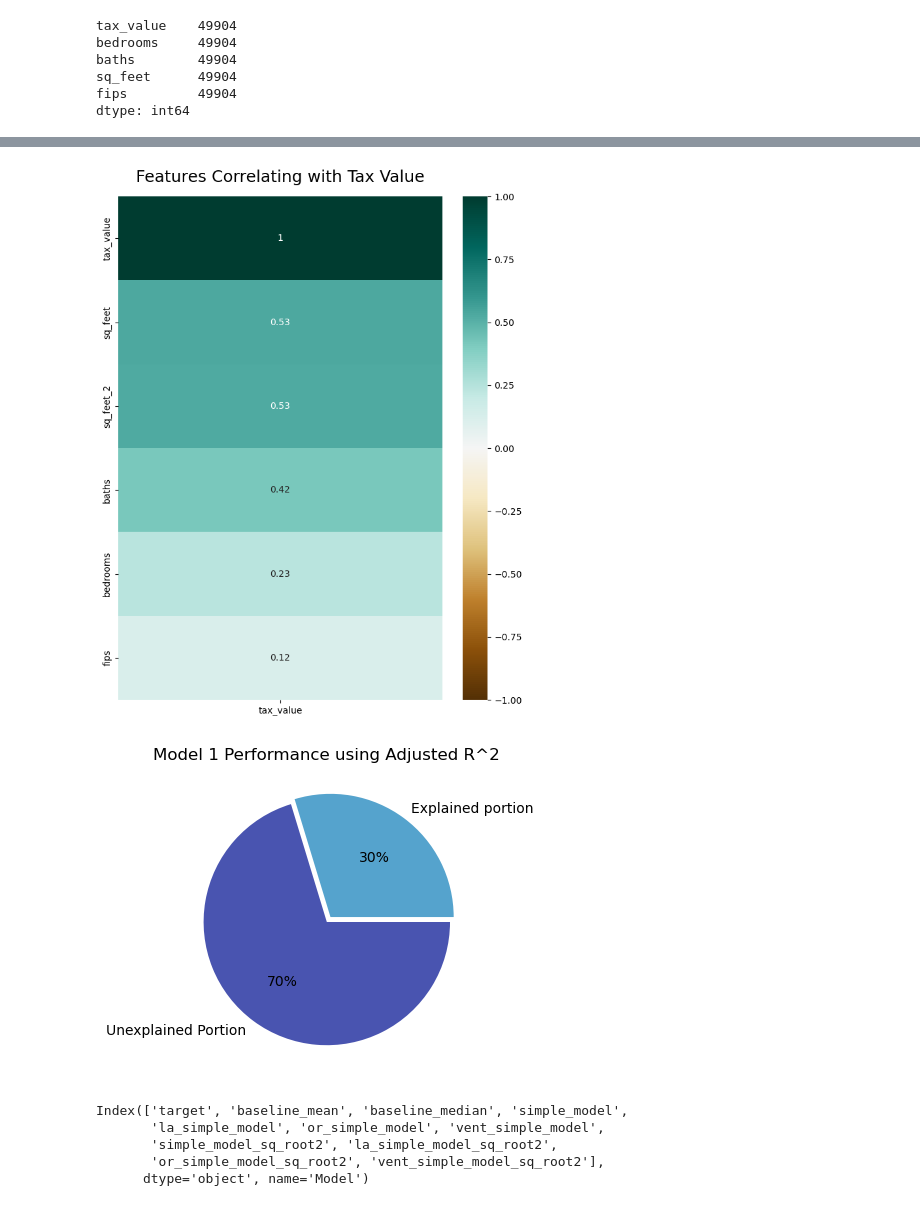
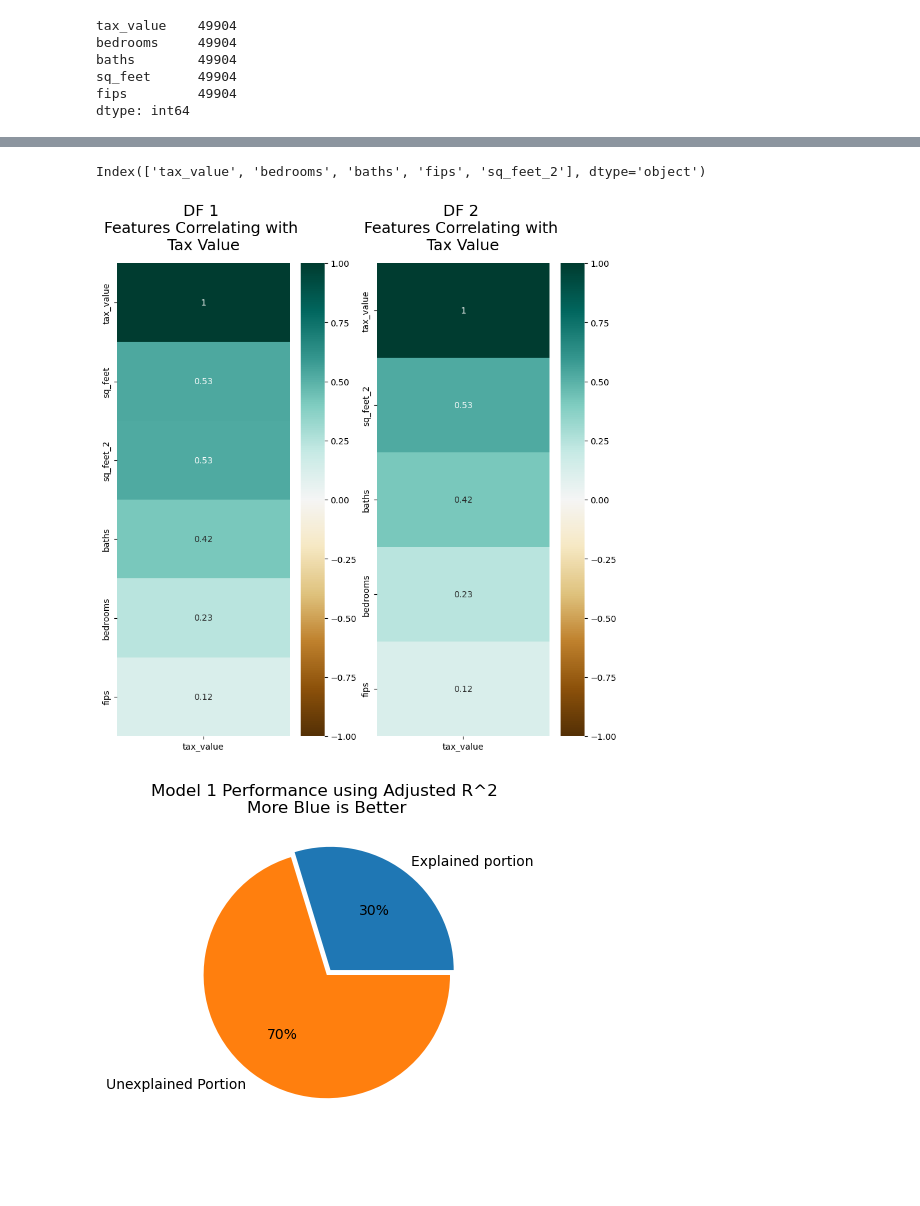
Before and after one commit to jcrosenberger/regression_zillow_2017, a Jupyter notebook: work_in_progress.ipynb, the cells around one changed output, grey strips where cells are left out. Drawn from its saved outputs; the diff is of its cells as text; code cells hidden in the pictures; blank space fills up the shorter version.

Commit message:
Morning's Work, making vizualizations better

```diff
--- a/work_in_progress.ipynb
+++ b/work_in_progress.ipynb
@@ -363,3 +356,5 @@ high_bed_bool = df['bedrooms'] <= 5
 low_bed_bool  = df['bedrooms'] > 1
 tax_bool = df['tax_value'] < 1757580
 bathroom_bool = df['baths'] <= 4
+# %%
+df2 = df
@@ -366,17 +370,40 @@ bathroom_bool = df['baths'] <= 4
+# %%
+df2.columns
+# %% [output]
+Index(['tax_value', 'bedrooms', 'baths', 'fips', 'sq_feet_2'], dtype='object')
 # %%
-df['sq_feet_2']=df_2['sq_feet']*df_2['sq_feet']
+df2.drop(columns = "sq_feet", inplace = True)
 # %%
+''' creating correlation heat maps for our model with square feet - squared and the one with squared square feet having dropped square feet
+The first df has both square feet and squared, square feet features
+The second df has only the squared square feet feature
+'''
+
 # sets size of the vizualization product
-plt.figure(figsize=(8,10))
+plt.figure(figsize=(10,10))
 
+# DataFrame 1 - both features
 # creates a vertical heat map, correlating values in dataframe with a feature in the dataframe
 # (the target value to be predicted)
+plt.subplot(1,2,1)
 heatmap = sns.heatmap(df.corr()[['tax_value']].sort_values(by='tax_value', ascending = False), vmin=-1, vmax=1, annot=True,cmap='BrBG')
 
 # title information
-heatmap.set_title('Features Correlating with Tax Value', fontdict={'fontsize':18}, pad=16);
+heatmap.set_title('DF 1 \nFeatures Correlating with \nTax Value', fontdict={'fontsize':18}, pad=16);
+
+
+# DataFrame 2 - square feet dropped
+# creates a vertical heat map, correlating values in dataframe with a feature in the dataframe
+# (the target value to be predicted)
+plt.subplot(1,2,2)
+heatmap = sns.heatmap(df2.corr()[['tax_value']].sort_values(by='tax_value', ascending = False), vmin=-1, vmax=1, annot=True,cmap='BrBG')
+
+# title information
+heatmap.set_title('DF 2 \nFeatures Correlating with \nTax Value', fontdict={'fontsize':18}, pad=16);
+
+plt.show()
 # %% [output]
-[figure, old version]
+[figure, new version]
 # %%
 '''
 Pie chart for Model 1
@@ -385,25 +412,17 @@ Pie chart for Model 1
 labels = ['Explained portion', 'Unexplained Portion']
 values = [comparison_df['AdjR^2']['simple_model'],(1-comparison_df['AdjR^2']['simple_model'])]
 explode = [0.05, 0]
-palette_color = sns.color_palette('icefire')
+palette_color = sns.color_palette('tab10')
 
 #setting title information
-plt.title('Model 1 Performance using Adjusted R^2')
+plt.title('Model 1 Performance using Adjusted R^2 \nMore Blue is Better')
 
 #creating pie with variables set above
 plt.pie(values, labels=labels, colors = palette_color, explode = explode, autopct='%.0f%%')
 
 plt.show()
 # %% [output]
-[figure, old version]
+[figure, new version]
-# %%
-comparison_df.T.columns
-# %% [output]
-Index(['target', 'baseline_mean', 'baseline_median', 'simple_model',
-       'la_simple_model', 'or_simple_model', 'vent_simple_model',
-       'simple_model_sq_root2', 'la_simple_model_sq_root2',
-       'or_simple_model_sq_root2', 'vent_simple_model_sq_root2'],
-      dtype='object', name='Model')
 # %%
 '''
 Pie charts for County Specific Models
```
Also changed, not shown: parts of 3 cells of this notebook.
